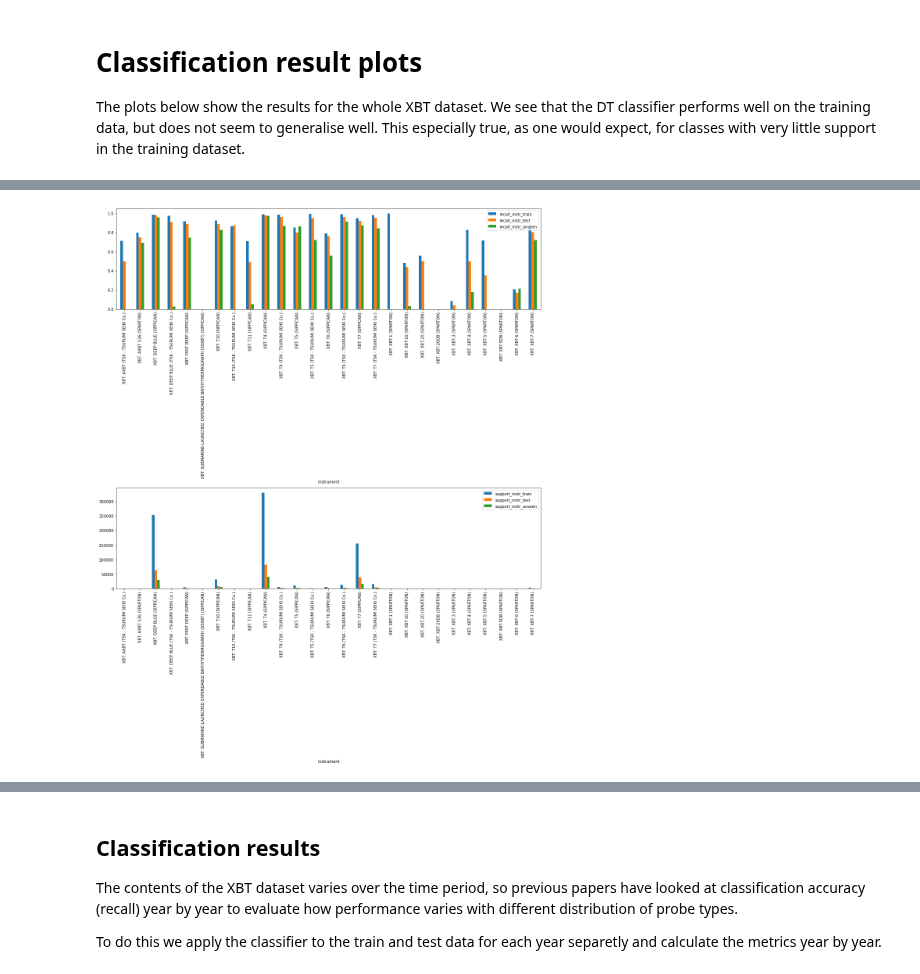
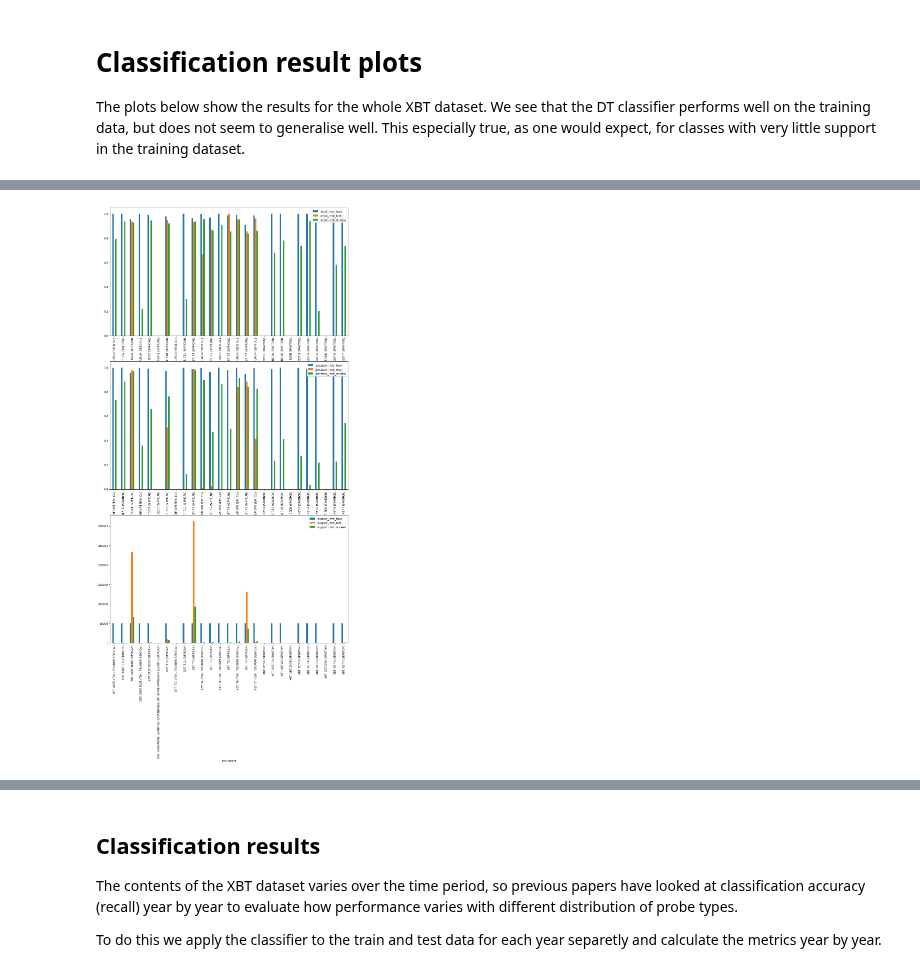
Before and after one commit to MetOffice/XBTs_classification, a Jupyter notebook: notebooks/dt_data_resampling.ipynb, the cells around one changed output, grey strips where cells are left out. Cells and saved outputs as stored; diff of their text form; code cells hidden in the pictures.

Commit message:
#109: demomstrating resampling, updating how split is done and adding metrics.

```diff
--- a/notebooks/dt_data_resampling.ipynb
+++ b/notebooks/dt_data_resampling.ipynb
@@ -140,0 +143,3 @@ Wall time: 2.89 s
+# %%
+%%time
+xbt_working.xbt_df['resample_train'] = xbt_working.xbt_df.index.isin(resampled_training_indices)
@@ -140,0 +149,11 @@ Wall time: 2.89 s
+# %%
+resampled_df = pandas.concat(
+    resampled_profiles_list,
+    ignore_index=True,
+)
+xbt_resampled_train_all = XbtDataset(xbt_input_dir, year_range, df=resampled_df)
+xbt_resampled_train_all._feature_encoders = xbt_labelled._feature_encoders
+xbt_resampled_train_all._target_encoders = xbt_labelled._target_encoders
+# %%
+%%time
+xbt_resampled_test_all = xbt_working.filter_obs({'resample_train': False})
@@ -147,5 +168,0 @@ Wall time: 2min 27s
-# %%
-%%time
-xbt_resampled_train_all, xbt_resampled_test_all = xbt_resampled.train_test_split(
-    refresh=True,
-    features=['instrument',])
@@ -407,9 +434,11 @@ The plots below show the results for the whole XBT dataset. We see that the DT c
 # %%
-fig_results_all_dt = matplotlib.pyplot.figure('xbt_results_all_dt', figsize=(16,20))
-fig_results_all_dt.set_tight_layout(tight=True)
-axis_instr_metrics = fig_results_all_dt.add_subplot(2,1,1)
-_ = df_metrics_per_class_instr.plot.bar(x='instrument', y=['recall_instr_train','recall_instr_test','recall_instr_unseen'],ax=axis_instr_metrics)
-axis_instr_support = fig_results_all_dt.add_subplot(2,1,2)
-_ = df_metrics_per_class_instr.plot.bar(x='instrument',y=['support_instr_train', 'support_instr_test', 'support_instr_unseen'], ax=axis_instr_support)
+fig_results_all_dt = matplotlib.pyplot.figure('xbt_results_all_dt_resampled', figsize=(16,30))
+# fig_results_all_dt.set_tight_layout(tight=True)
+axis_instr_metrics = fig_results_all_dt.add_subplot(3,1,1)
+_ = df_metrics_per_class_instr_resampled.plot.bar(x='instrument', y=['recall_instr_train','recall_instr_test','recall_instr_unseen'],ax=axis_instr_metrics)
+axis_instr_precision = fig_results_all_dt.add_subplot(3,1,2)
+_ = df_metrics_per_class_instr_resampled.plot.bar(x='instrument', y=['precision_instr_train','precision_instr_test','precision_instr_unseen'],ax=axis_instr_precision)
+axis_instr_support = fig_results_all_dt.add_subplot(3,1,3)
+_ = df_metrics_per_class_instr_resampled.plot.bar(x='instrument',y=['support_instr_train', 'support_instr_test', 'support_instr_unseen'], ax=axis_instr_support)
 # %% [output]
-[figure, old version]
+[figure, new version]
```
Also changed, not shown: parts of 22 cells of this notebook.
